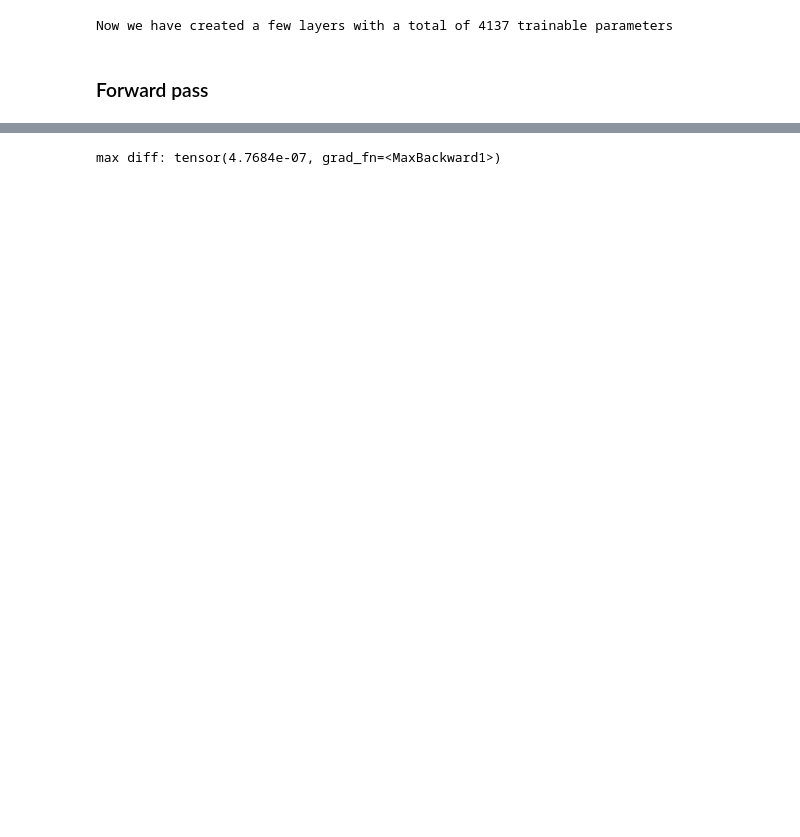
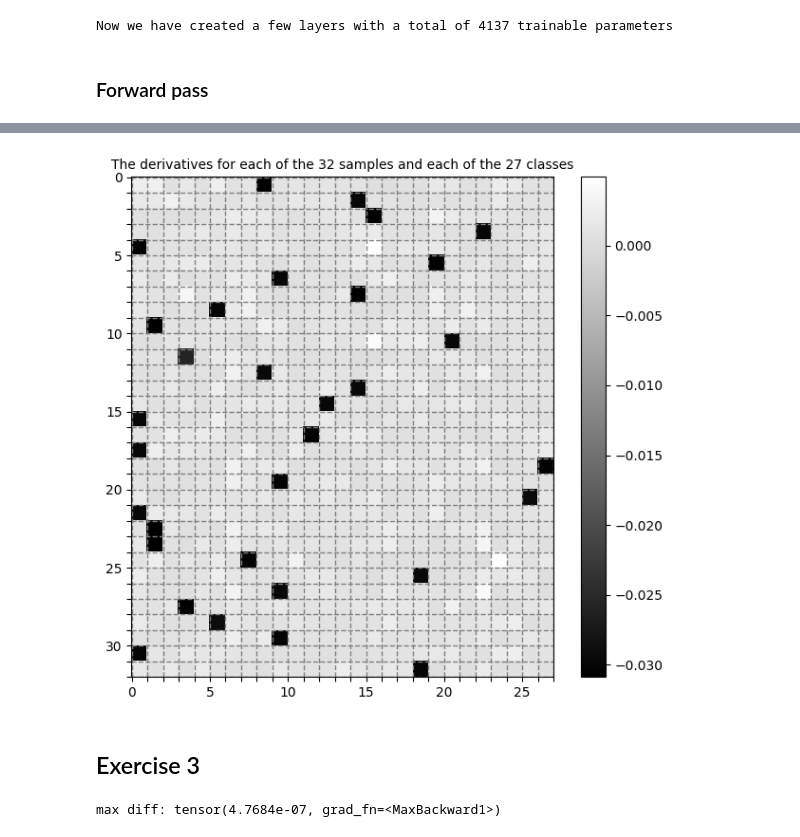
Before and after one commit to NicoJorgensen1/NN_zero_to_hero_Karpathy, a Jupyter notebook: Lectures/L5/L5: Makemore part 4 - Becoming a Backprop Ninja.ipynb, the cells around one changed output, grey strips where cells are left out. Cells and saved outputs as stored; diff of their text form; code cells hidden in the pictures; blank space fills up the shorter version.

Commit message:
backprop completed

```diff
--- a/Lectures/L5/L5: Makemore part 4 - Becoming a Backprop Ninja.ipynb
+++ b/Lectures/L5/L5: Makemore part 4 - Becoming a Backprop Ninja.ipynb
@@ -170,0 +422,12 @@ tensor(3.4899, grad_fn=<NegBackward0>)
+# %%
+# Backprop the equation: norm_logits = logits - logit_maxes
+
+# Here we have a summation again, as logit_maxes is a tensor of shape (32, 1) where logits is a tensor of shape (32, 27)
+# Hence, as the equation states, we have an addition along the horizontal dimension
+# This means that at first we have a subtraction and then we have an addition in this equation
+"""
+    f(x) = 1-x          df/dx = -1
+    f(x) = x+1          df/dx = 1
+"""
+# Therefore, the local derivative here will simply be -1
+d_logits_maxes = (-1*d_norm_logits).sum(1, keepdim=True)
@@ -315,0 +1034,8 @@ plt.imshow(dlogits.detach(), cmap='gray')
+# %%
+# backward pass
+
+# We can see that the cross entropy loss is simply plugging out the correct indices for each of the samples in the probability vector
+
+dlogits = F.softmax(logits, 1)          # Softmax along all the rows (i.e. for the logits for each of the samples)
+dlogits[range(batch_size), Yb] -= 1     # Subtract a 1 for each of the correct indices as for i==y: dL/dli = p[i]-1 and for i!=y: dL/dli = p[i]
+dlogits /= batch_size                   # As we are using batches where the loss will be meaned across the loss for each batch, we here need to dividie the derivatives with the batch size
@@ -316,3 +1072,28 @@ plt.imshow(dlogits.detach(), cmap='gray')
+# %%
+fig = plt.figure(figsize=(6, 6))
+im = plt.imshow(dlogits.detach(), cmap='gray')
+plt.title(label=f"The derivatives for each of the {d_logits.shape[0]} samples and each of the {d_logits.shape[1]} classes", fontsize=10)
+plt.yticks(torch.arange(-0.475, d_logits.shape[0]+0.5),labels=[f'{x}' if x%5==0 else '' for x in range(d_logits.shape[0]+1)])
+plt.xticks(torch.arange(-0.475, d_logits.shape[1]+0.5),labels=[f'{x}' if x%5==0 else '' for x in range(d_logits.shape[1]+1)])
+plt.grid(True, linestyle="--", color="gray", linewidth=1)
+fig.tight_layout()
+plt.colorbar(use_gridspec=True)
+plt.show()
+
+# Here all the rows represent each of the samples in our batch where as the i'th columns are the derivatives for each of the probabilities for the i'th character in our vocabulary (i.e. probability predicted for class i)
+# Notice all the black squares, which are the derivatives for the i'th characters where i==y, as their derivative was p[i]-1 instead of only p[i]
+# Remember from the earlier code cell that the sum of all of these derivatives are 0 => hence there are no extra "force" introduced by these derivatives into the network
+# Our weights are updated as: w[i,j] = -lr * w[i,j].grad
+# Hence, when the gradients here for the characters at the (i==y)'th index gets pushed to the ground (by the -1 interpretation) and all other gradients will be slightly above 0, then the gradients here can be seen as a truncation,
+# or a force pushing the weights contributing to all the wrong predictions to do that less, while pulling the weights contributing to the correct prediction, to do more of that
+# Hence, these derivative of the logits can be seen like pulleys that are controlling the network and parameters into becoming what we want
+# Hence, the amount of force is propertional to the amount of "incorrectness" in the predictions
+    # Due to the fact that the derivative of the exactely true prediction [0, 0, 1, 0] would be a row of all zeros, hence no push and pull (no parameter updates) would be applied
+# This is one of the reasons why the cross entropy is such a good loss function ...
+# %% [output]
+[figure, added]
+# %% [markdown]
+## Exercise 3
 # %%
 # Exercise 3: backprop through batchnorm but all in one go
 # to complete this challenge look at the mathematical expression of the output of batchnorm,
```
Also changed, not shown: parts of 116 cells of this notebook.
